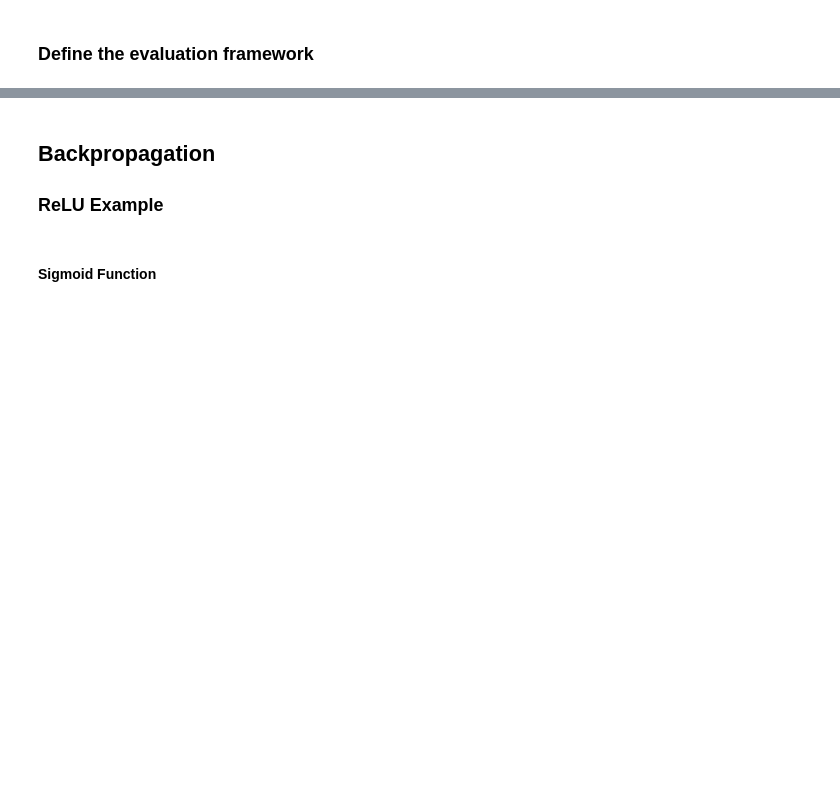
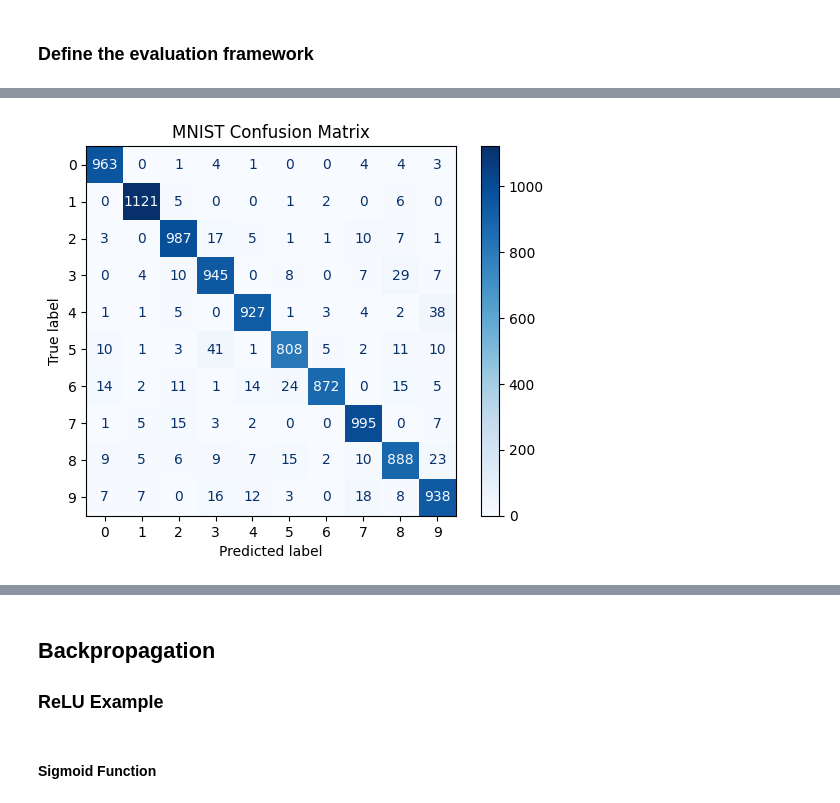
Before and after one commit to warrensLee/artificial_intelligence, a Jupyter notebook: HW4/Homework4.ipynb, the cells around one changed output, grey strips where cells are left out. Cells and saved outputs as stored; diff of their text form; code cells hidden in the pictures; blank space fills up the shorter version.

```diff
--- a/HW4/Homework4.ipynb
+++ b/HW4/Homework4.ipynb
@@ -258,0 +272,98 @@ Final Accuracy: 0.95
+# %%
+import time
+import torch
+import matplotlib.pyplot as plt
+import torch.nn.functional as F
+from sklearn.metrics import confusion_matrix, ConfusionMatrixDisplay
+
+cuda = torch.cuda.is_available()
+batch_size = 1
+train_loader, test_loader = create_data_generator(batch_size)
+
+model = DigitNetwork()
+if cuda:
+    model.cuda()
+
+model.load_state_dict(torch.load("MNIST_Network.pth"))
+model.eval()
+
+total_accuracy = 0.0
+all_labels = []
+all_preds = []
+
+correct_samples = []
+incorrect_samples = []
+
+# inference timing for one sample
+with torch.no_grad():
+    images, labels = next(iter(test_loader))
+    if cuda:
+        images = images.cuda()
+    start_time = time.time()
+    outputs = model(images)
+    end_time = time.time()
+
+inference_time = end_time - start_time
+print("Inference time for one sample: %0.6f seconds" % inference_time)
+
+with torch.no_grad():
+    for idx, (images, labels) in enumerate(test_loader):
+        if cuda:
+            images = images.cuda()
+            labels = labels.cuda()
+
+        outputs = model(images)
+        probs = F.softmax(outputs, dim=1)
+        confs, preds = torch.max(probs, dim=1)
+
+        accuracy = (preds == labels).float().mean().item()
+        total_accuracy += accuracy
+
+        all_labels.extend(labels.cpu().numpy())
+        all_preds.extend(preds.cpu().numpy())
+
+        sample = (
+            images.squeeze().cpu().numpy(),
+            labels.item(),
+            preds.item(),
+            confs.item()
+        )
+
+        if preds.item() == labels.item() and len(correct_samples) < 10:
+            correct_samples.append(sample)
+        elif preds.item() != labels.item() and len(incorrect_samples) < 10:
+            incorrect_samples.append(sample)
+
+        if idx % 2000 == 0:
+            print("Iter [%d/%d]. Accuracy: %0.2f" % (idx + 1, len(test_loader), accuracy))
+
+final_accuracy = total_accuracy / len(test_loader)
+print("Final Accuracy: %0.4f" % final_accuracy)
+
+cm = confusion_matrix(all_labels, all_preds)
+disp = ConfusionMatrixDisplay(confusion_matrix=cm)
+disp.plot(cmap="Blues")
+plt.title("MNIST Confusion Matrix")
+plt.show()
+
+fig, axes = plt.subplots(2, 5, figsize=(12, 5))
+fig.suptitle("Correctly Predicted Samples")
+for ax, sample in zip(axes.flatten(), correct_samples):
+    image, label, pred, conf = sample
+    ax.imshow(image, cmap="gray")
+    ax.set_title(f"T:{label} P:{pred}\nC:{conf:.2f}")
+    ax.axis("off")
+plt.tight_layout()
+plt.show()
+
+if len(incorrect_samples) > 0:
+    fig, axes = plt.subplots(2, 5, figsize=(12, 5))
+    fig.suptitle("Incorrectly Predicted Samples")
+    for ax, sample in zip(axes.flatten(), incorrect_samples):
+        image, label, pred, conf = sample
+        ax.imshow(image, cmap="gray")
+        ax.set_title(f"T:{label} P:{pred}\nC:{conf:.2f}")
+        ax.axis("off")
+    plt.tight_layout()
+    plt.show()
+# %% [output]
@@ -258,0 +377 @@ Final Accuracy: 0.95
+[figure, added]
```
Also changed, not shown: parts of 9 cells of this notebook, 11 other files.
